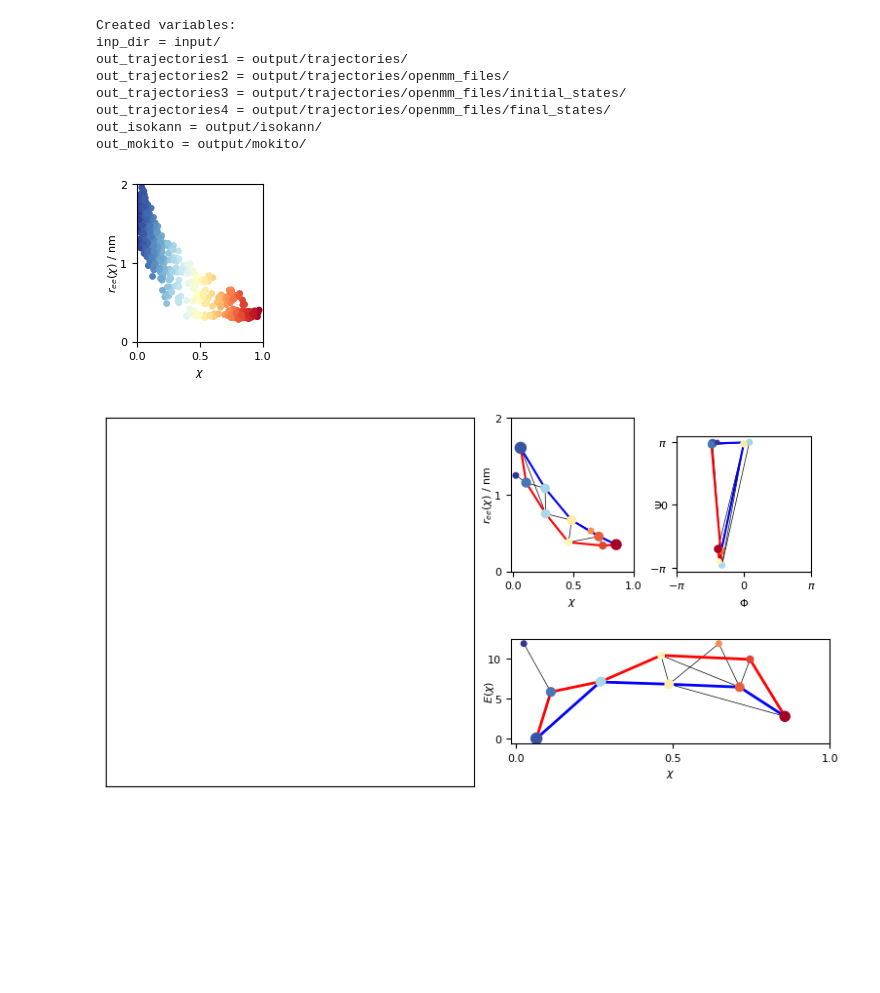
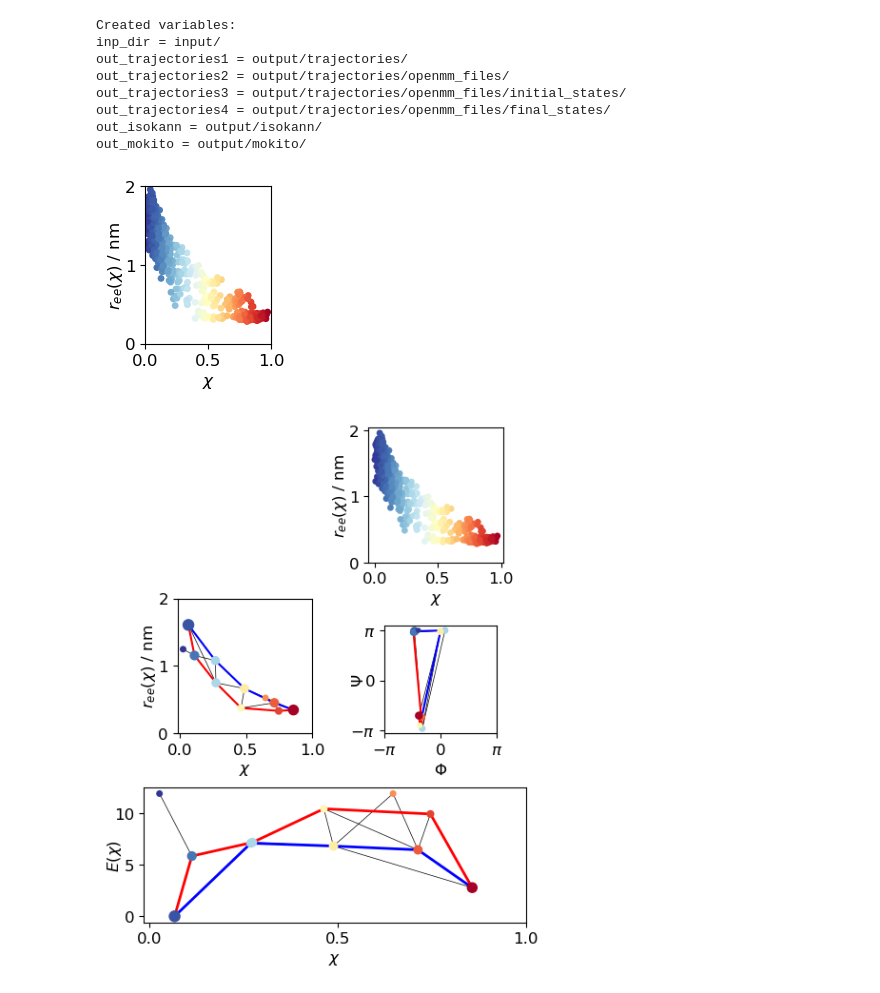
Before and after one commit to surahit/undruggable_MoKiTo, a Jupyter notebook: examples/VGVAPG/figures.ipynb, the cells around one changed output. Cells and saved outputs as stored; diff of their text form; code cells hidden in the pictures; blank space fills up the shorter version.

```diff
--- a/examples/VGVAPG/figures.ipynb
+++ b/examples/VGVAPG/figures.ipynb
@@ -33,7 +33,7 @@ out_mokito = output/mokito/
 R   = np.loadtxt(out_trajectories1 +"R0.txt")     #  R0.shape = (Npoints,)
 chi = np.loadtxt(out_isokann  +"chi0_.txt")   #  chi0.shape = (Npoints,)
 
-font = {'size'   : 8}
+font = {'size'   : 12}
 plt.rc('font', **font)
 in2cm = 1/2.54  # centimeters in inches
 
@@ -64,7 +64,7 @@ ax.set_position([0.66, 0.55, 0.2, 0.25])
 
 fig.savefig("output/figures/fig1.png", format='png', dpi=300, bbox_inches='tight')
 # %% [output]
-[figure, old version]
+[figure, new version]
 # %%
 with open(out_mokito + "rel_coords_MKM.npy", 'rb') as f2:
     chi_nodes = np.load(f2)
@@ -84,19 +84,18 @@ G = nx.read_gml(out_mokito + "MKM.gml")
 
 
 
-font = {'size'   : 8}
+font = {'size'   : 12}
 plt.rc('font', **font)
 in2cm = 1/2.54  # centimeters in inches
 
 
-fig, ax = plt.subplots(1, 4, figsize=(16*in2cm, 16*in2cm), facecolor='white')
+fig, ax = plt.subplots(1, 4, figsize=(6*in2cm, 24*in2cm), facecolor='white')
 
-
-ax[0].set_xticks([])
-ax[0].set_yticks([])
-ax[0].axis('square')
-
-
+ax[0].scatter(chi, R, c = chi,  cmap = cm.RdYlBu_r , s = 15 )
+ax[0].set_xticks([0,0.5,1])
+ax[0].set_yticks([0,1,2])
+ax[0].set_xlabel(r'$\chi$')
+ax[0].set_ylabel(r'$r_{ee}(\chi)$ / nm',labelpad=0)
 
 ##################
 
@@ -152,37 +151,41 @@ ax[3].plot(chi_nodes[path], energy[path], 'b', linewidth = 2,zorder=-1)
 
 
 #ax[0].set_title('(a) Molecular Kinetics Map')
 
-ax[0].set_position([0, 0.0, 0.6, 1])
 
-ax[1].set_position([0.66, 0.55, 0.2, 0.25])
 ax[1].set_ylabel(r'$r_{ee}(\chi)$ / nm',labelpad=0)
 
 ax[1].set_xticks([0,0.5,1])
 ax[1].set_yticks([0,1,2])
 #ax[1].set_title(r'(b) MKM on $r_{ee}$')
 ax[1].set_xlabel(r'$\chi$')
 ax[1].set_ylim(0,2)
 
-ax[2].set_position([0.93, 0.55, 0.22, 0.22])
 
-ax[2].set_xticks([-np.pi, 0, np.pi])
-ax[2].set_yticks([-np.pi, 0, np.pi])
 ax[2].set_xticklabels([r'$-\pi$', 0, r'$\pi$'])
 ax[2].set_yticklabels([r'$-\pi$', 0, r'$\pi$'])
+
 #ax[2].set_title(r'(c) MKM on $\Phi_{G1}\Psi_{G1}$')
 ax[2].set_xlabel(r'$\Phi$')
 ax[2].set_ylabel(r'$\Psi$',labelpad=-12)
 
 
-ax[3].set_position([0.66, 0.27, 0.52, 0.17])
 
 ax[3].set_xlabel(r'$\chi$')
 ax[3].set_ylabel(r'$E(\chi)$',labelpad=-7)
 #ax[3].set_title(r'(d) Energy landscape')
 ax[3].set_xticks([0,0.5,1])
 
 
+ax[0].set_position([1, 0.4, 0.6, 0.15])
+ax[1].set_position([0.15, 0.21, 0.6, 0.15])
+ax[2].set_position([1.07, 0.21, 0.5, 0.12])
+ax[3].set_position([0.0, 0.0,  1.7, 0.15])
+
+ax[2].set_xticks([-np.pi, 0, np.pi])
+ax[2].set_yticks([-np.pi, 0, np.pi])
+#ax[2].axis('square')
+
 fig.savefig("output/figures/fig2.png", format='png', dpi=300, bbox_inches='tight')
 # %% [output]
-[figure, old version]
+[figure, new version]
```
Also changed, not shown: 3 other files.
